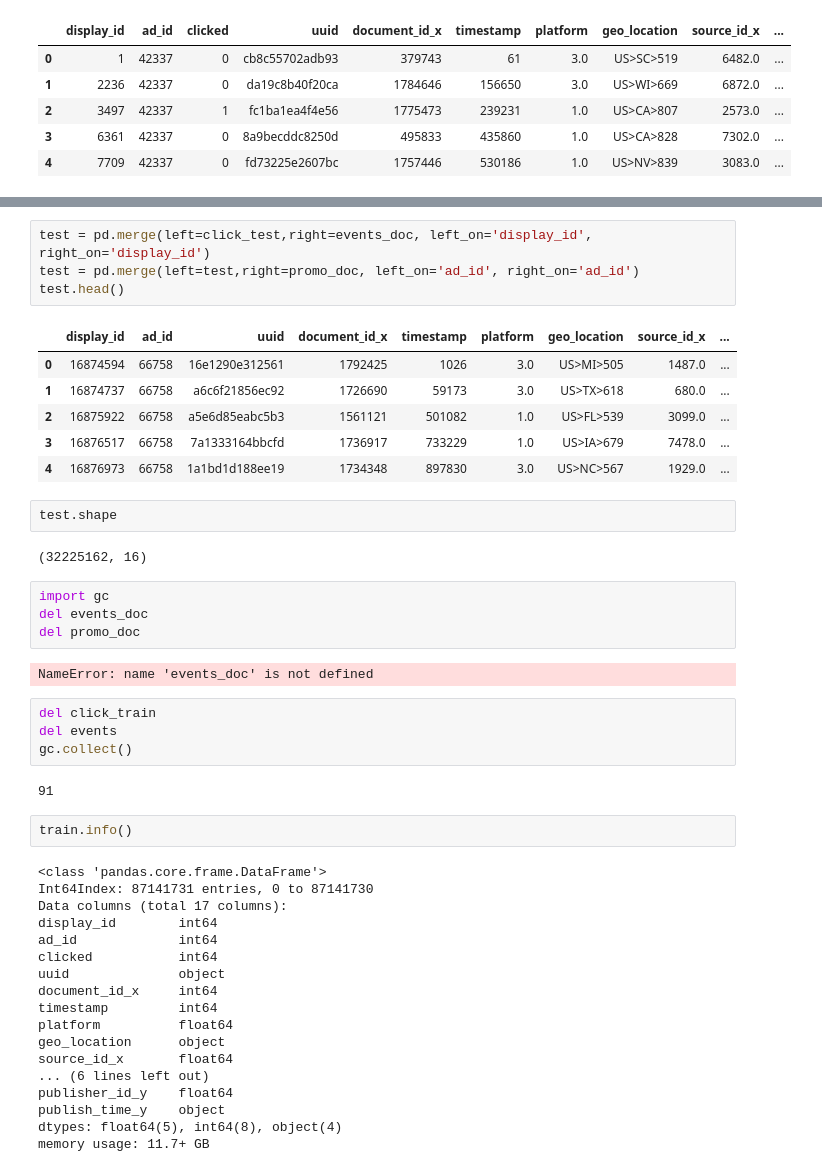
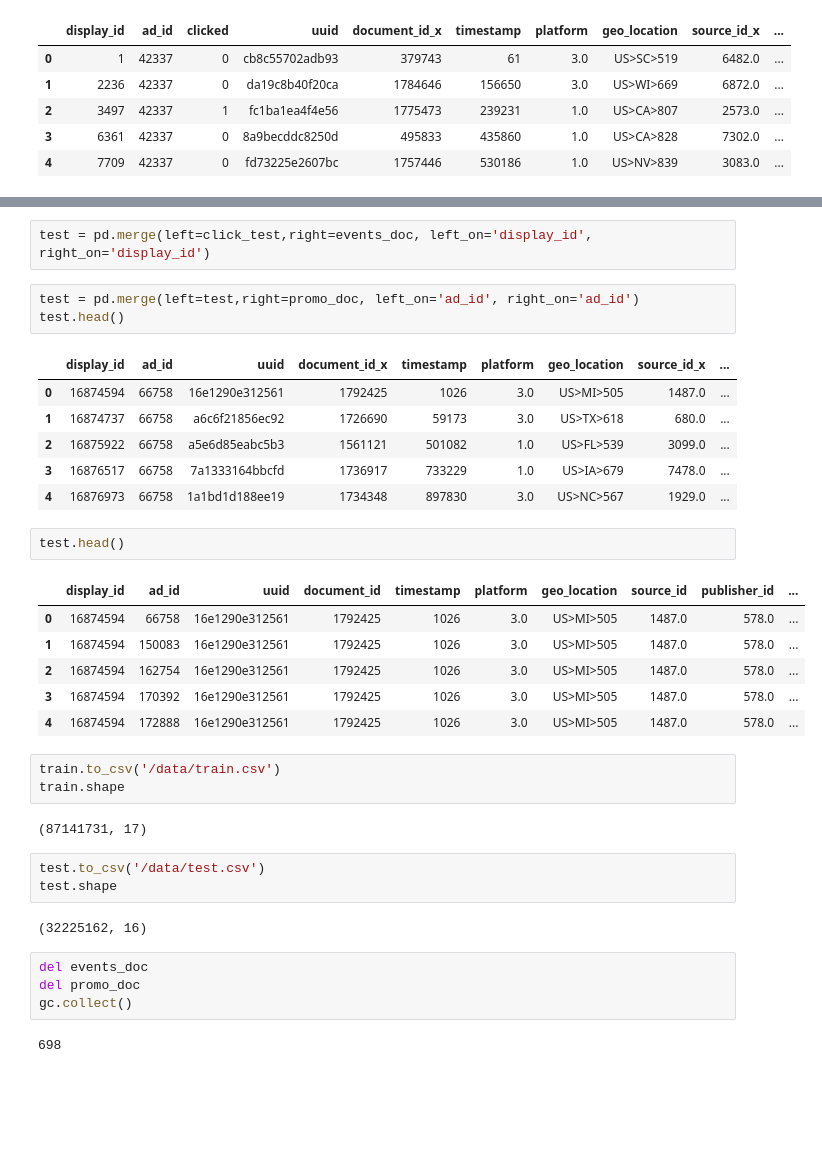
Before and after one commit to nishant07/Kaggle_Outbrain-Click-Prediction, a Jupyter notebook: EDA_outbrain_click.ipynb, the cells around one changed output, grey strips where cells are left out. Saved outputs shown, nothing was run; the diff lists cells and outputs as text; blank space fills up the shorter version.

```diff
--- a/EDA_outbrain_click.ipynb
+++ b/EDA_outbrain_click.ipynb
@@ -175,5 +279,6 @@ train.shape
+# %%
+test = pd.merge(left=click_test,right=events_doc, left_on='display_id', right_on='display_id')
 # %%
-test = pd.merge(left=click_test,right=events_doc, left_on='display_id', right_on='display_id')
 test = pd.merge(left=test,right=promo_doc, left_on='ad_id', right_on='ad_id')
 test.head()
 # %% [output]
@@ -184,38 +289,27 @@ test.head()
 | 3 | 16876517 | 66758 | 7a1333164bbcfd | 1736917 | 733229 | 1.0 | US>IA>679 | 7478.0 | ... |
 | 4 | 16876973 | 66758 | 1a1bd1d188ee19 | 1734348 | 897830 | 3.0 | US>NC>567 | 1929.0 | ... |
 # %%
-test.shape
+test.head()
 # %% [output]
-(32225162, 16)
+|  | display_id | ad_id | uuid | document_id | timestamp | platform | geo_location | source_id | publisher_id | ... |
+| 0 | 16874594 | 66758 | 16e1290e312561 | 1792425 | 1026 | 3.0 | US>MI>505 | 1487.0 | 578.0 | ... |
+| 1 | 16874594 | 150083 | 16e1290e312561 | 1792425 | 1026 | 3.0 | US>MI>505 | 1487.0 | 578.0 | ... |
+| 2 | 16874594 | 162754 | 16e1290e312561 | 1792425 | 1026 | 3.0 | US>MI>505 | 1487.0 | 578.0 | ... |
+| 3 | 16874594 | 170392 | 16e1290e312561 | 1792425 | 1026 | 3.0 | US>MI>505 | 1487.0 | 578.0 | ... |
+| 4 | 16874594 | 172888 | 16e1290e312561 | 1792425 | 1026 | 3.0 | US>MI>505 | 1487.0 | 578.0 | ... |
+# %%
+train.to_csv('/data/train.csv')
+train.shape
+# %% [output]
+(87141731, 17)
+# %%
+test.to_csv('/data/test.csv')
+test.shape
+# %% [output]
+(32225162, 16)
 # %%
-import gc
 del events_doc
 del promo_doc
+gc.collect()
 # %% [output]
-NameError: name 'events_doc' is not defined
+698
-# %%
-del click_train
-del events
-gc.collect()
-# %% [output]
-91
-# %%
-train.info()
-# %% [output]
-<class 'pandas.core.frame.DataFrame'>
-Int64Index: 87141731 entries, 0 to 87141730
-Data columns (total 17 columns):
-display_id        int64
-ad_id             int64
-clicked           int64
-uuid              object
-document_id_x     int64
-timestamp         int64
-platform          float64
-geo_location      object
-source_id_x       float64
-... (6 lines left out)
-publisher_id_y    float64
-publish_time_y    object
-dtypes: float64(5), int64(8), object(4)
-memory usage: 11.7+ GB
```
Also changed, not shown: parts of 28 cells of this notebook.
